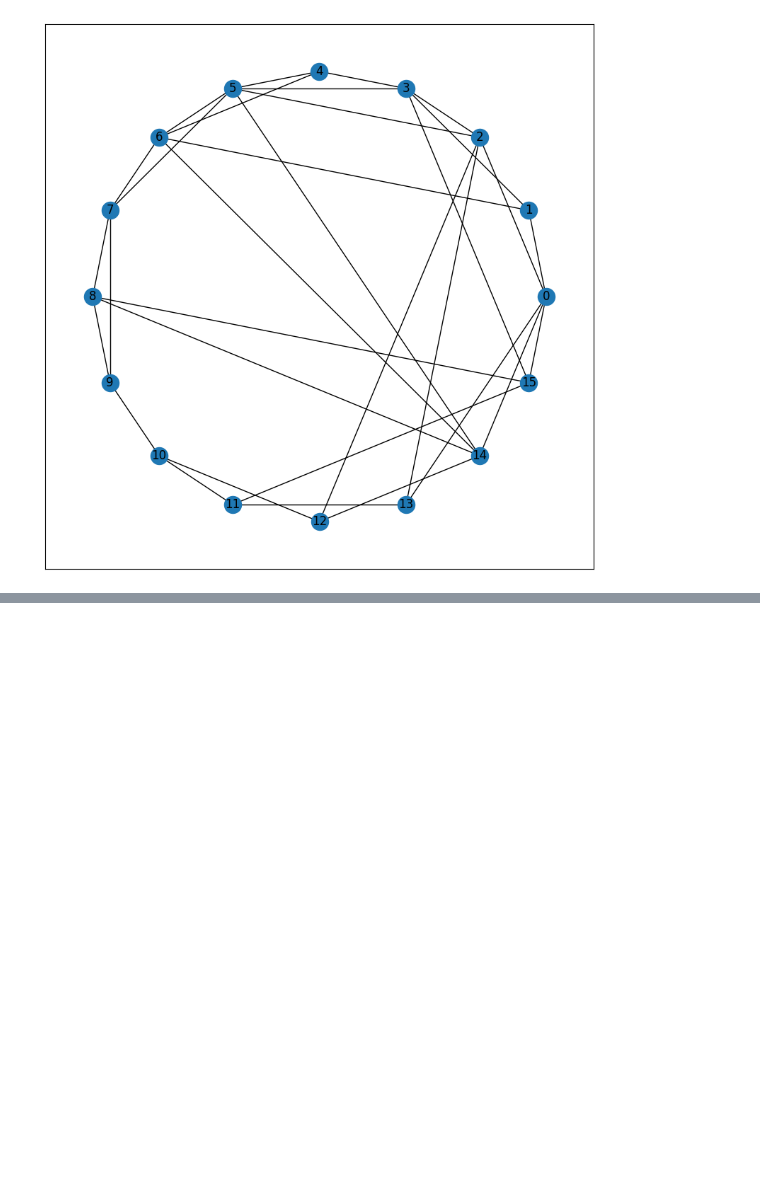
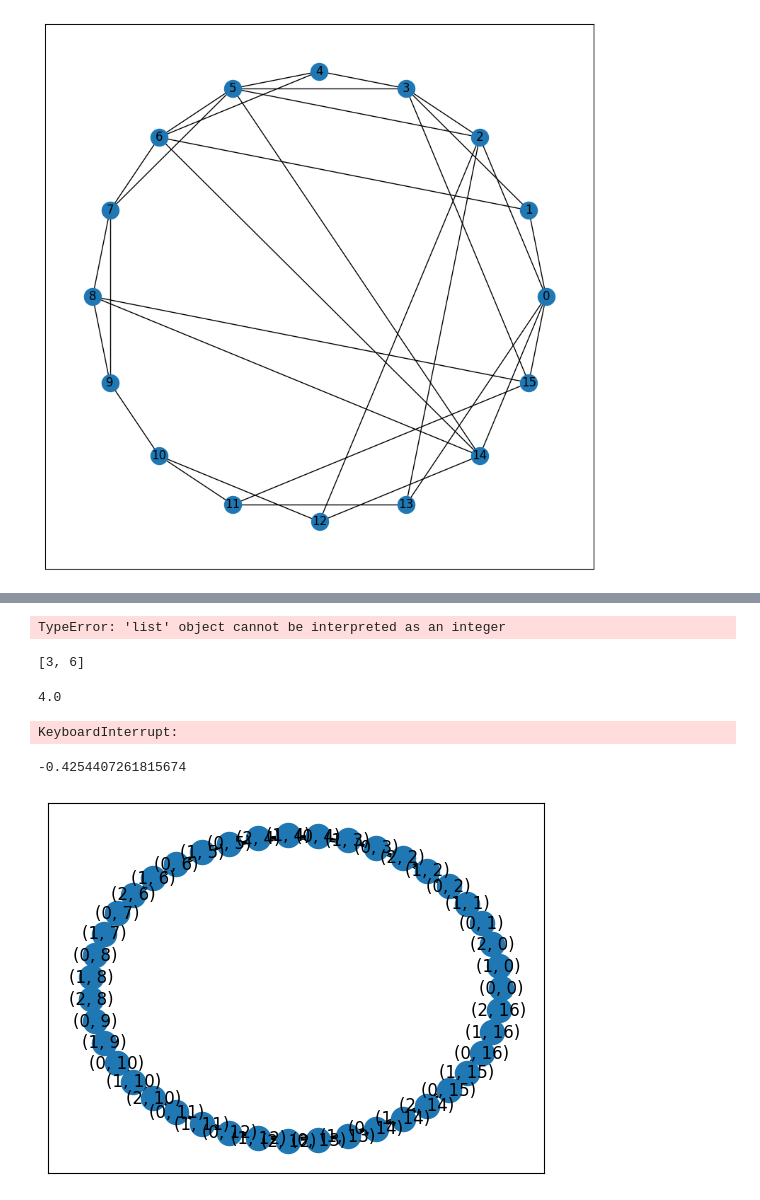
Before and after one commit to comanlab/gentopo, a Jupyter notebook: playground.ipynb, the cells around one changed output, grey strips where cells are left out. Drawn from its saved outputs; the diff is of its cells as text; code cells hidden in the pictures; blank space fills up the shorter version.

```diff
--- a/playground.ipynb
+++ b/playground.ipynb
@@ -79,0 +94,8 @@ Interaction sequence for 3 rounds found:
+# %%
+range(degrees)
+# %% [output]
+TypeError: 'list' object cannot be interpreted as an integer
+# %%
+[min(degrees), max(degrees)]
+# %% [output]
+[3, 6]
@@ -79,0 +104,23 @@ Interaction sequence for 3 rounds found:
+# %%
+statistics.median(degrees)
+# %% [output]
+4.0
+# %%
+insufficient = True
+while insufficient:
+    graph = nx.connected_watts_strogatz_graph(16, 4, 0.2, tries=100)
+    degrees = [deg for (node, deg) in graph.degree()]
+    print(degrees)
+    if [min(degrees), max(degrees)] == [2, 4]:
+        insufficient = False
+
+nx.smallworld.omega(graph)
+# %% [output]
+KeyboardInterrupt:
+# %%
+test_graph = nx.triangular_lattice_graph(16,3)
+print(nx.omega(test_graph))
+nx.draw_networkx(test_graph,nx.circular_layout(test_graph))
+# %% [output]
+-0.4254407261815674
+[figure, added]
```
Also changed, not shown: parts of 10 cells of this notebook, 2 other files.
